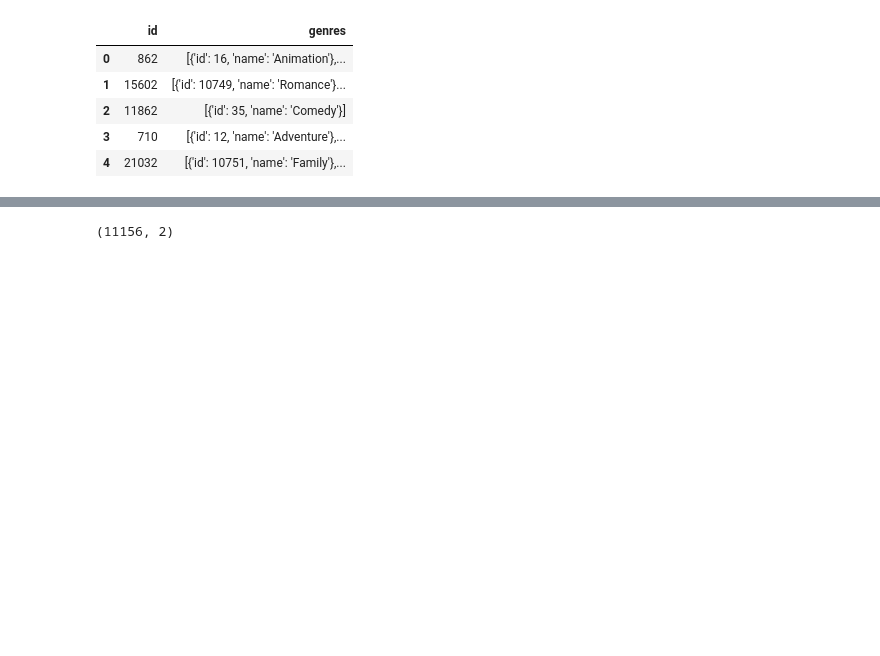
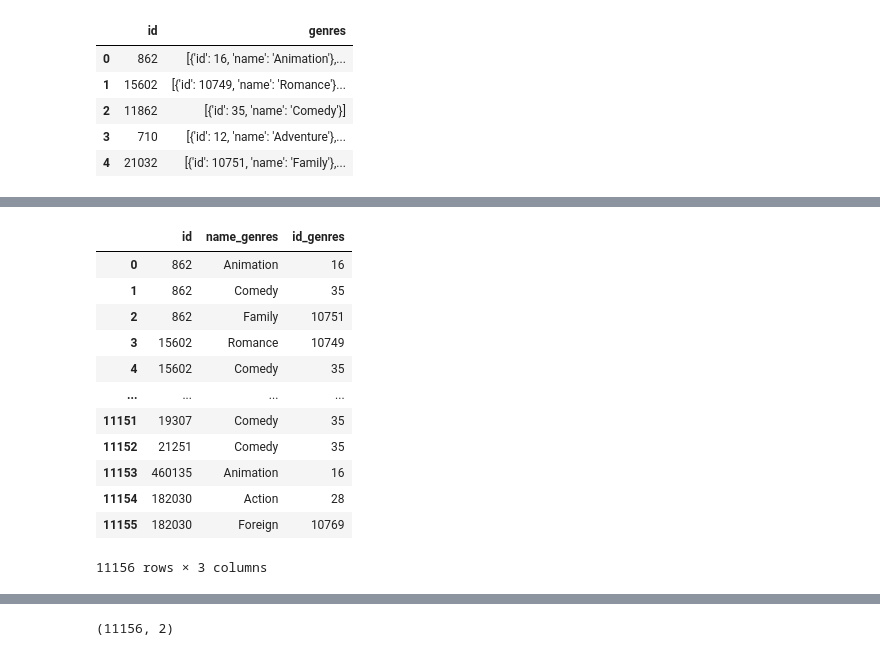
Before and after one commit to Constanzafl/Proyecto_Indiv_1_MLO_Henry, a Jupyter notebook: ETL/DesanidarGenres.ipynb, the cells around one changed output, grey strips where cells are left out. Cells and saved outputs as stored; diff of their text form; code cells hidden in the pictures; blank space fills up the shorter version.

```diff
--- a/ETL/DesanidarGenres.ipynb
+++ b/ETL/DesanidarGenres.ipynb
@@ -20,0 +37,5 @@ dfgenres.head()
+# %%
+dfgenres['genres'] = dfgenres['genres'].apply(ast.literal_eval)
+# %%
+df_exploded = dfgenres.explode('genres', ignore_index=True)
+df_exploded.head()
@@ -20,0 +49,3 @@ dfgenres.head()
+# %%
+df_exploded['name_genres'] = df_exploded['genres'].apply(lambda x: x.get('name', '') if isinstance(x, dict) else '')
+df_exploded['id_genres'] = df_exploded['genres'].apply(lambda x: x.get('id', '') if isinstance(x, dict) else '')
@@ -20,0 +61,16 @@ dfgenres.head()
+# %%
+df_exploded.drop(columns='genres')
+# %% [output]
+|  | id | name_genres | id_genres |
+| 0 | 862 | Animation | 16 |
+| 1 | 862 | Comedy | 35 |
+| 2 | 862 | Family | 10751 |
+| 3 | 15602 | Romance | 10749 |
+| 4 | 15602 | Comedy | 35 |
+| ... | ... | ... | ... |
+| 11151 | 19307 | Comedy | 35 |
+| 11152 | 21251 | Comedy | 35 |
+| 11153 | 460135 | Animation | 16 |
+| 11154 | 182030 | Action | 28 |
+| 11155 | 182030 | Foreign | 10769 |
+11156 rows × 3 columns
```
Also changed, not shown: parts of 21 cells of this notebook, 3 other files.
